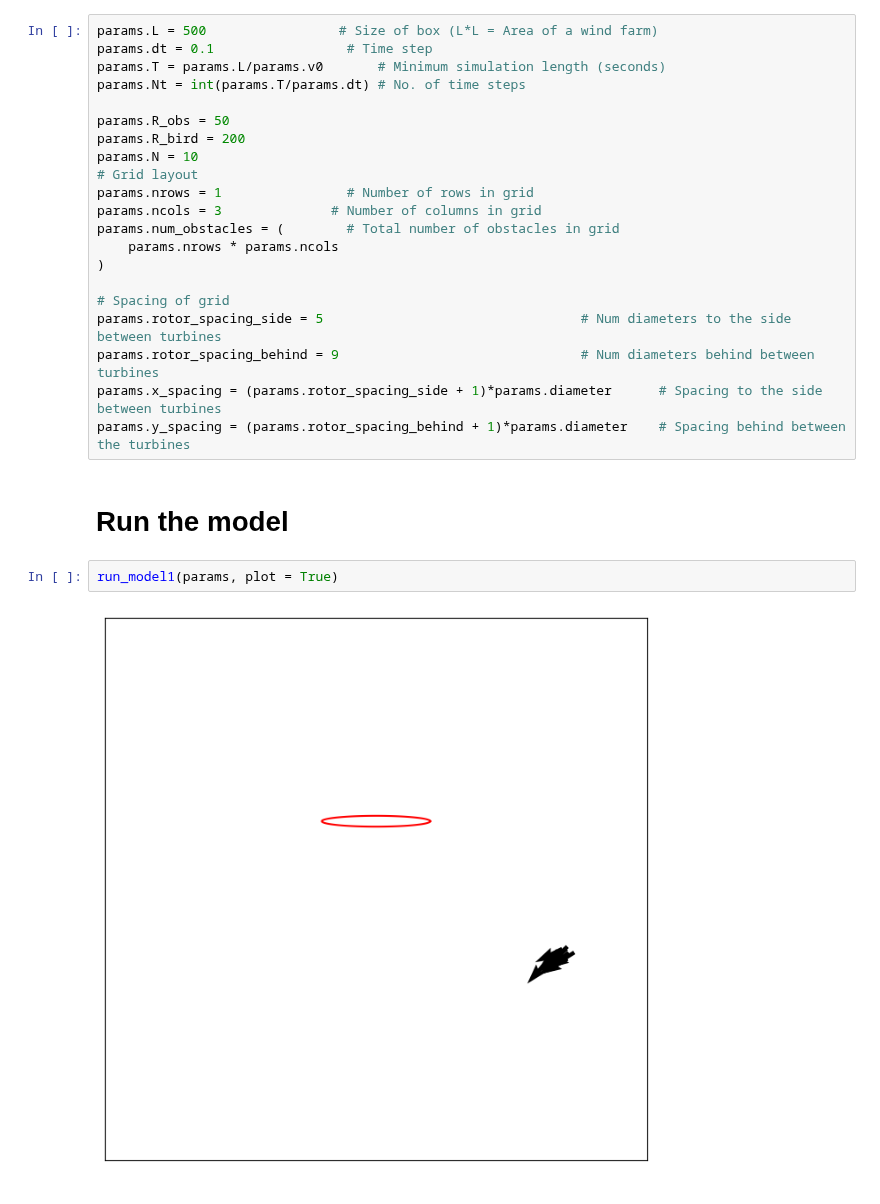
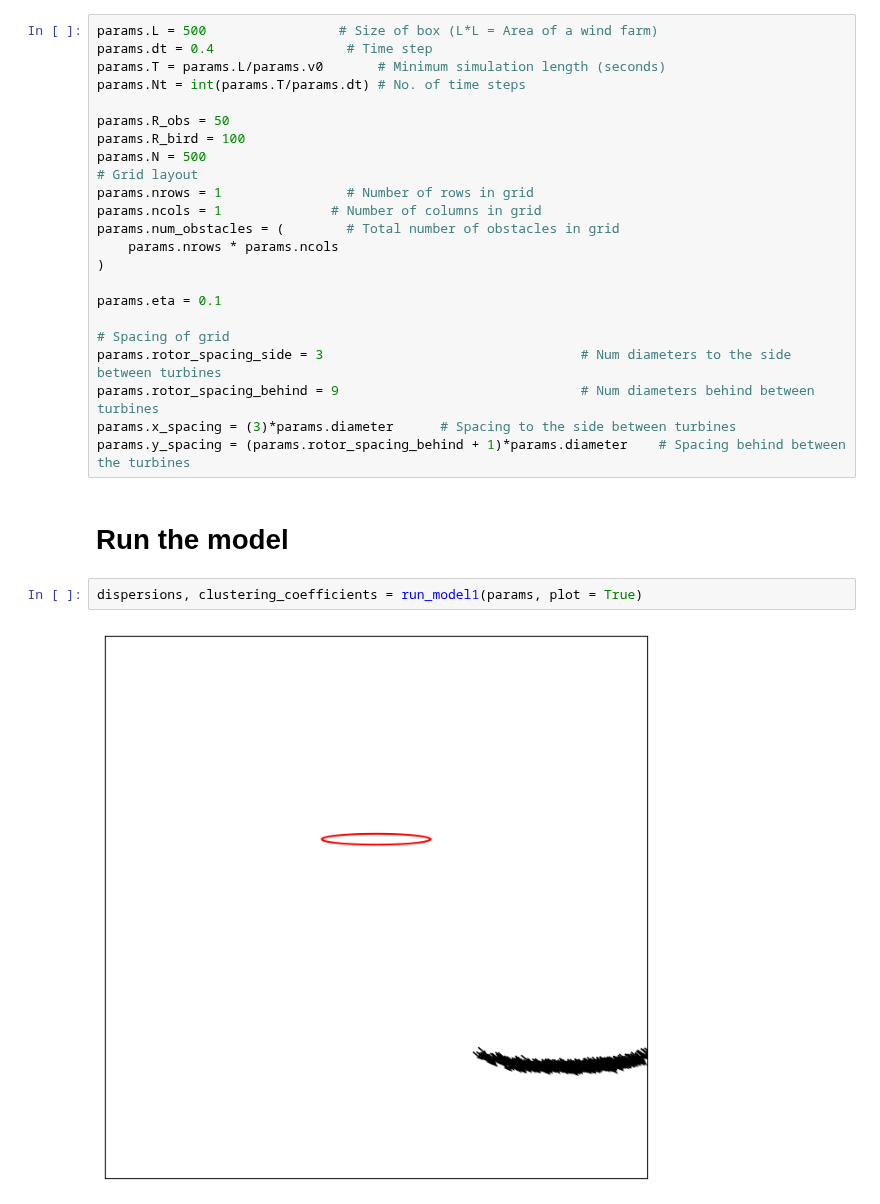
Before and after one commit to mattrflew/ind-maths-project-2-group-8, a Jupyter notebook: parameter_validation/justify_time_step.ipynb, the cells around one changed output. Drawn from its saved outputs; the diff is of its cells as text.

```diff
--- a/parameter_validation/justify_time_step.ipynb
+++ b/parameter_validation/justify_time_step.ipynb
@@ -33,28 +33,30 @@ params = params_default()
 Define parameters
 # %%
 params.L = 500                 # Size of box (L*L = Area of a wind farm)
-params.dt = 0.1                 # Time step
+params.dt = 0.4                 # Time step
 params.T = params.L/params.v0       # Minimum simulation length (seconds)
 params.Nt = int(params.T/params.dt) # No. of time steps
 
 params.R_obs = 50
-params.R_bird = 200
-params.N = 10
+params.R_bird = 100
+params.N = 500
 # Grid layout
 params.nrows = 1                # Number of rows in grid
-params.ncols = 3              # Number of columns in grid
+params.ncols = 1              # Number of columns in grid
 params.num_obstacles = (        # Total number of obstacles in grid
     params.nrows * params.ncols
 )
 
+params.eta = 0.1
+
 # Spacing of grid
-params.rotor_spacing_side = 5                                 # Num diameters to the side between turbines
+params.rotor_spacing_side = 3                                 # Num diameters to the side between turbines
 params.rotor_spacing_behind = 9                               # Num diameters behind between turbines
-params.x_spacing = (params.rotor_spacing_side + 1)*params.diameter      # Spacing to the side between turbines
+params.x_spacing = (3)*params.diameter      # Spacing to the side between turbines
 params.y_spacing = (params.rotor_spacing_behind + 1)*params.diameter    # Spacing behind between the turbines
 # %% [markdown]
 # Run the model
 # %%
-run_model1(params, plot = True)
+dispersions, clustering_coefficients = run_model1(params, plot = True)
 # %% [output]
-[figure, old version]
+[figure, new version]
```
Also changed, not shown: parts of 3 cells of this notebook, 1 other file.
